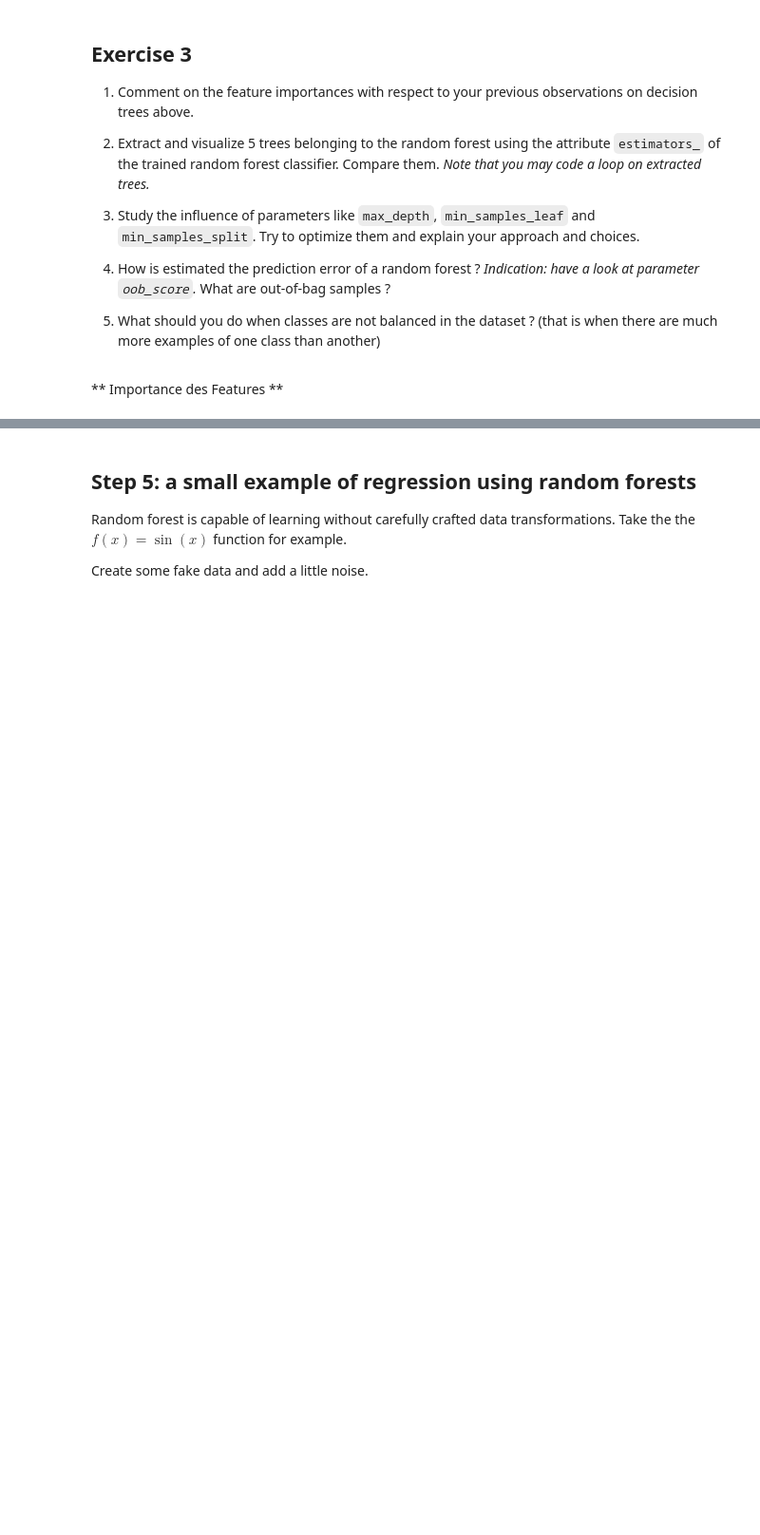
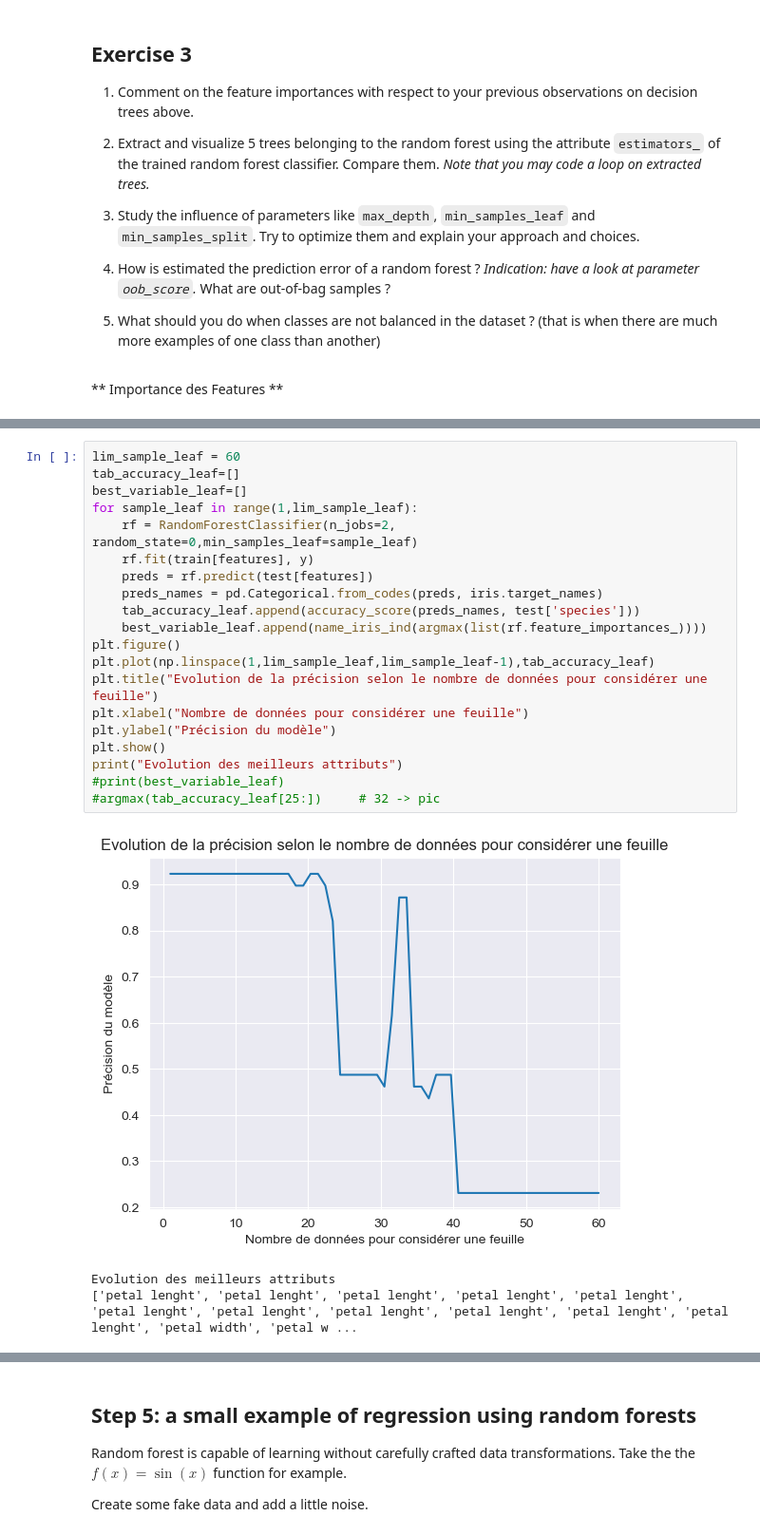
Before and after one commit to VictorCilleros/ML, a Jupyter notebook: TP4_decision_trees/TP4_decision_trees.ipynb, the cells around one changed output, grey strips where cells are left out. Shown at 95% size. Drawn from its saved outputs; the diff is of its cells as text; blank space fills up the shorter version.

```diff
--- a/TP4_decision_trees/TP4_decision_trees.ipynb
+++ b/TP4_decision_trees/TP4_decision_trees.ipynb
@@ -404,0 +454,24 @@ What are out-of-bag samples ?
+# %%
+lim_sample_leaf = 60
+tab_accuracy_leaf=[]
+best_variable_leaf=[]
+for sample_leaf in range(1,lim_sample_leaf):
+    rf = RandomForestClassifier(n_jobs=2, random_state=0,min_samples_leaf=sample_leaf)
+    rf.fit(train[features], y)
+    preds = rf.predict(test[features])
+    preds_names = pd.Categorical.from_codes(preds, iris.target_names)
+    tab_accuracy_leaf.append(accuracy_score(preds_names, test['species']))
+    best_variable_leaf.append(name_iris_ind(argmax(list(rf.feature_importances_))))
+plt.figure()
+plt.plot(np.linspace(1,lim_sample_leaf,lim_sample_leaf-1),tab_accuracy_leaf)
+plt.title("Evolution de la précision selon le nombre de données pour considérer une feuille")
+plt.xlabel("Nombre de données pour considérer une feuille")
+plt.ylabel("Précision du modèle")
+plt.show()
+print("Evolution des meilleurs attributs")
+#print(best_variable_leaf)
+#argmax(tab_accuracy_leaf[25:])     # 32 -> pic
+# %% [output]
+[figure, added]
+Evolution des meilleurs attributs
+['petal lenght', 'petal lenght', 'petal lenght', 'petal lenght', 'petal lenght', 'petal lenght', 'petal lenght', 'petal lenght', 'petal lenght', 'petal lenght', 'petal lenght', 'petal width', 'petal w ...
```
Also changed, not shown: parts of 16 cells of this notebook.
